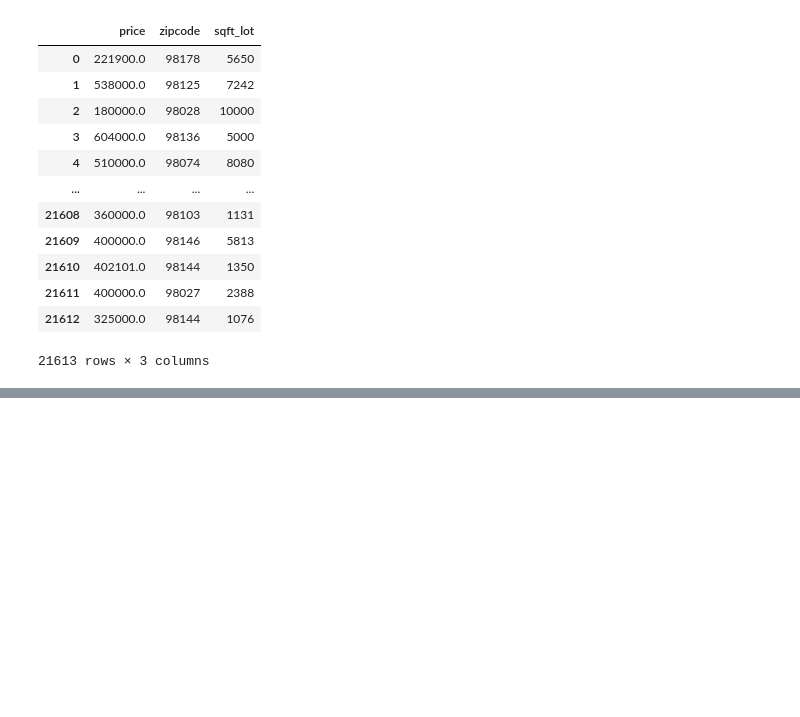
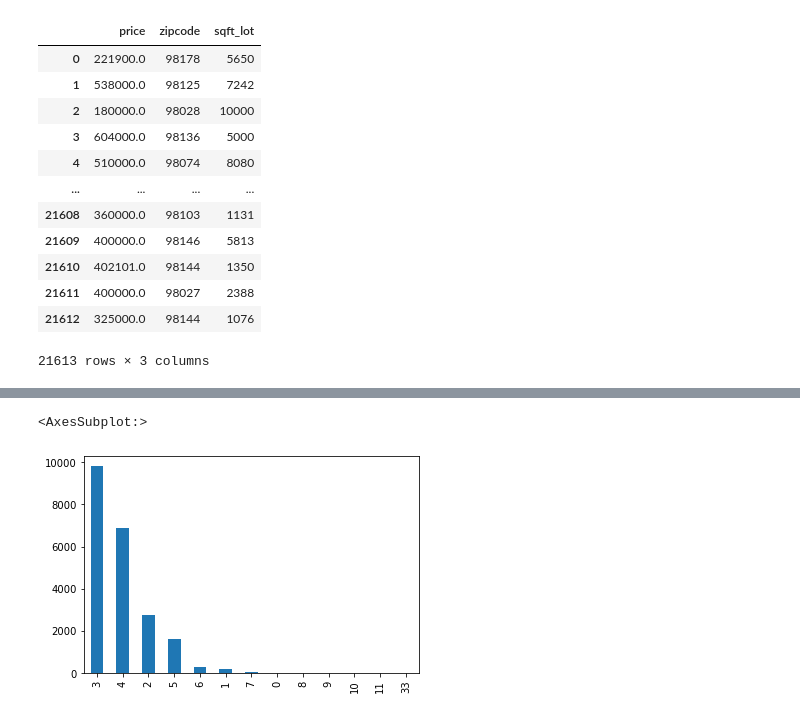
Before and after one commit to halimocakli/Data-Analysis-And-Visualization, a Jupyter notebook: 03-Series&Columns/03_SeriesAndColumns.ipynb, the cells around one changed output, grey strips where cells are left out. Saved outputs shown, nothing was run; the diff lists cells and outputs as text; code cells hidden in the pictures; blank space fills up the shorter version.

```diff
--- a/03-Series&Columns/03_SeriesAndColumns.ipynb
+++ b/03-Series&Columns/03_SeriesAndColumns.ipynb
@@ -700,0 +878,5 @@ houses[cols]
+# %%
+houses["bedrooms"].value_counts().plot(kind="bar")
+# %% [output]
+<AxesSubplot:>
+[figure, added]
```
Also changed, not shown: parts of 33 cells of this notebook.
